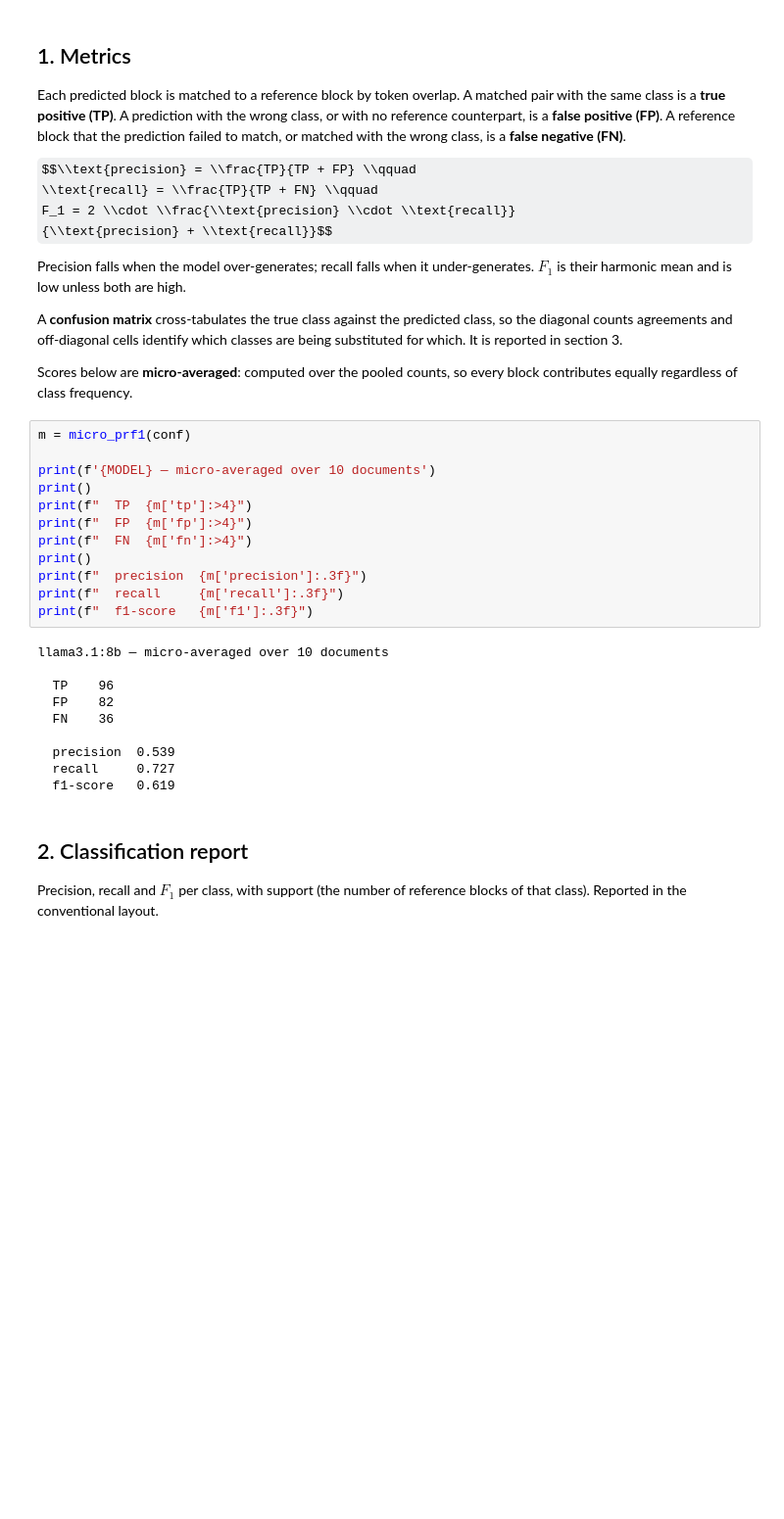
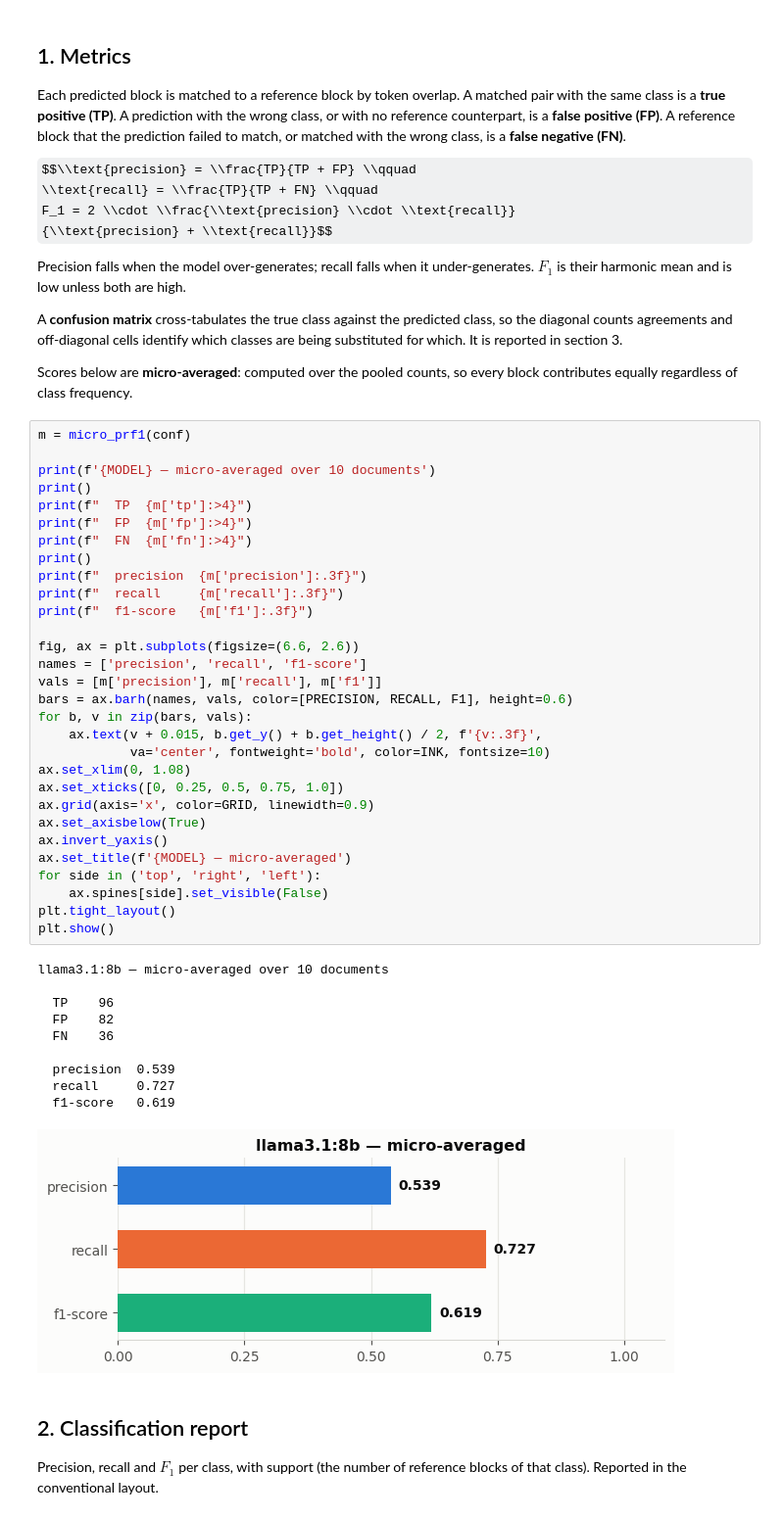
Before and after one commit to fairdataihub/dmpbridge, a Jupyter notebook: notebooks/1-llama31-8b-results-pdfplumber.ipynb, the cells around one changed output. Shown at 98% size. Cells and saved outputs as stored; diff of their text form; some formulas as TeX source; blank space fills up the shorter version.

```diff
--- a/notebooks/1-llama31-8b-results-pdfplumber.ipynb
+++ b/notebooks/1-llama31-8b-results-pdfplumber.ipynb
@@ -48,25 +62,44 @@ contributes equally regardless of class frequency.
 # %%
 m = micro_prf1(conf)
 
 print(f'{MODEL} — micro-averaged over 10 documents')
 print()
 print(f"  TP  {m['tp']:>4}")
 print(f"  FP  {m['fp']:>4}")
 print(f"  FN  {m['fn']:>4}")
 print()
 print(f"  precision  {m['precision']:.3f}")
 print(f"  recall     {m['recall']:.3f}")
 print(f"  f1-score   {m['f1']:.3f}")
+
+fig, ax = plt.subplots(figsize=(6.6, 2.6))
+names = ['precision', 'recall', 'f1-score']
+vals = [m['precision'], m['recall'], m['f1']]
+bars = ax.barh(names, vals, color=[PRECISION, RECALL, F1], height=0.6)
+for b, v in zip(bars, vals):
+    ax.text(v + 0.015, b.get_y() + b.get_height() / 2, f'{v:.3f}',
+            va='center', fontweight='bold', color=INK, fontsize=10)
+ax.set_xlim(0, 1.08)
+ax.set_xticks([0, 0.25, 0.5, 0.75, 1.0])
+ax.grid(axis='x', color=GRID, linewidth=0.9)
+ax.set_axisbelow(True)
+ax.invert_yaxis()
+ax.set_title(f'{MODEL} — micro-averaged')
+for side in ('top', 'right', 'left'):
+    ax.spines[side].set_visible(False)
+plt.tight_layout()
+plt.show()
 # %% [output]
 llama3.1:8b — micro-averaged over 10 documents
 
   TP    96
   FP    82
   FN    36
 
   precision  0.539
   recall     0.727
   f1-score   0.619
+[figure, added]
 # %% [markdown]
 ## 2. Classification report
 
```
Also changed, not shown: parts of 3 cells of this notebook.
